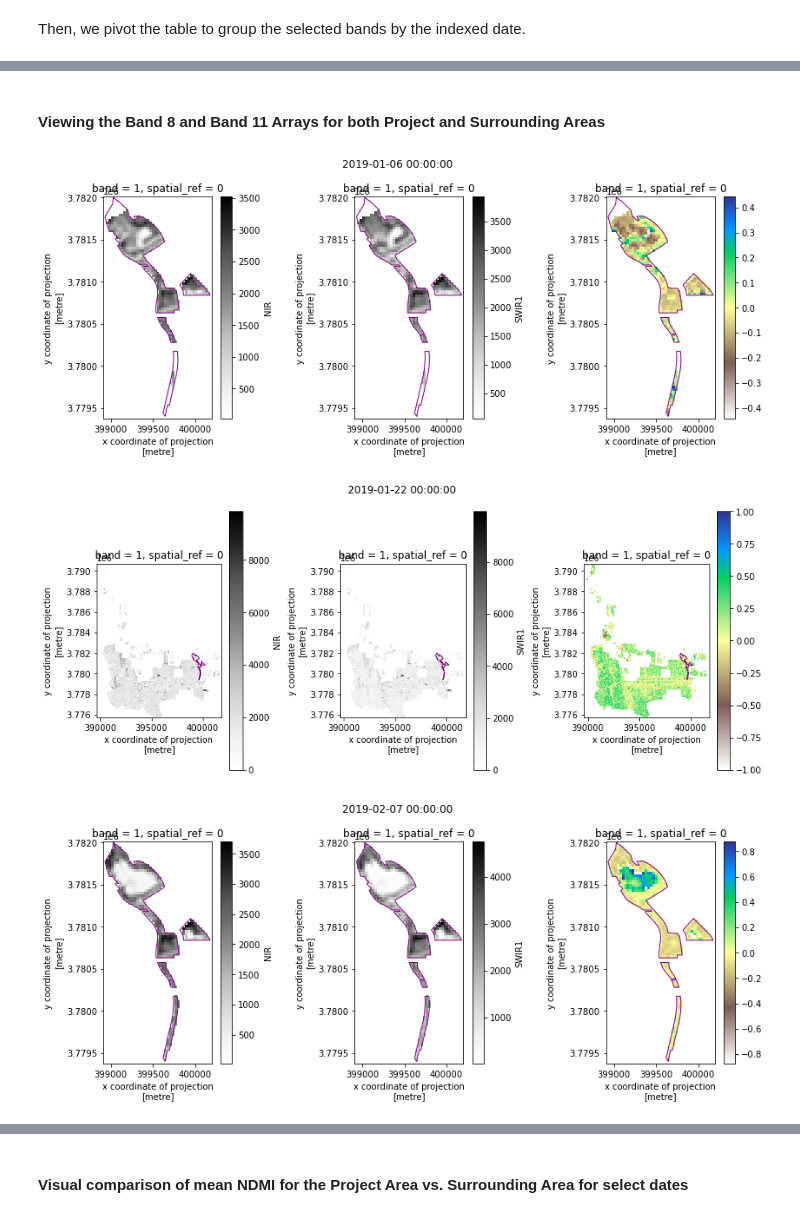
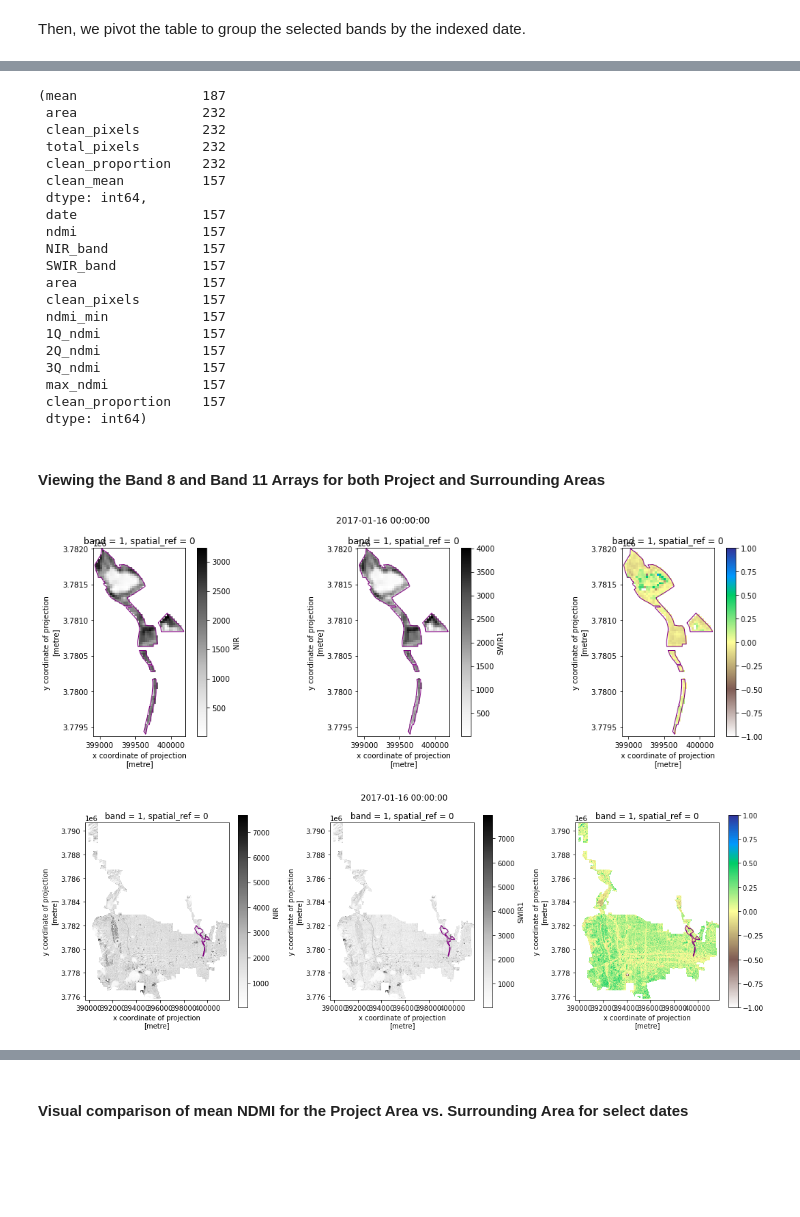
Before and after one commit to jensenwid/ea-capstone-2022, a Jupyter notebook: ea-capstone-workbook-2022.ipynb, the cells around one changed output, grey strips where cells are left out. Drawn from its saved outputs; the diff is of its cells as text; code cells hidden in the pictures; blank space fills up the shorter version.

Commit message:
Adding before final clean

```diff
--- a/ea-capstone-workbook-2022.ipynb
+++ b/ea-capstone-workbook-2022.ipynb
@@ -621,21 +658,19 @@ mean_df['total_pixels'] = np.where((mean_df.area =="EATON S.G."),max_eaton_pixel
 
 # max_rio_hondo_pixel = max(mean_df.loc[mean_df['area'] == "RIO HONDO COASTAL BASIN S.G."]["clean_pixels"])
 # max_montebello_pixel = max(mean_df.loc[mean_df['area'] == "Montebello"]["clean_pixels"])
-
 # mean_df['total_pixels'] = np.where((mean_df.area =="RIO HONDO COASTAL S.G."),max_rio_hondo_pixel,max_montebello_pixel)
 
 # calculate proportion of good pixels
 mean_df["clean_proportion"] = mean_df["clean_pixels"] / mean_df["total_pixels"]
 
-
 mean_ndmi_df = mean_df.set_index("date")
 
 ndmi_df = pd.DataFrame(ndmi_arrays,
-                           columns = ["date","ndmi","NIR_band","SWIR_band","area","clean_pixels"])
+                           columns = ["date","ndmi","NIR_band","SWIR_band","area","clean_pixels",
+                                      "ndmi_min","1Q_ndmi","2Q_ndmi","3Q_ndmi","max_ndmi"])
 
 # add proportion for ndmi dataframe as well
 ndmi_df['clean_proportion'] = mean_df["clean_proportion"]
 
-# call mean NDMI dataframe
-mean_ndmi_df.tail()
+ndmi_df.count()
 # %% [output]
@@ -649,56 +690,89 @@ mean_ndmi_df.tail()
 # %%
 # drop data results where they were heavily impacted by cloud cover
 
-mean_ndmi_df["clean_mean"] = mean_ndmi_df["mean"].where(mean_ndmi_df["clean_proportion"] >= 0.35, axis = None)
+filter_value = .75
+
+mean_ndmi_df["clean_mean"] = mean_ndmi_df["mean"].where(mean_ndmi_df["clean_proportion"] >= filter_value, axis = None)
+ndmi_df = ndmi_df.drop(ndmi_df[ndmi_df['clean_proportion'] <= filter_value].index)
+
 
 # reset index
+
+# pasadena_ndmi_df = ndmi_df.loc[ndmi_df['area'] == "Pasadena"]
+# eaton_ndmi_df = ndmi_df.loc[ndmi_df['area'] == "EATON S.G."]
 
 pasadena_ndmi_df = ndmi_df.loc[ndmi_df['area'] == "Pasadena"].reset_index()
 eaton_ndmi_df = ndmi_df.loc[ndmi_df['area'] == "EATON S.G."].reset_index()
 
 # montebello_ndmi_df = ndmi_df.loc[ndmi_df['area'] == "Montebello"].reset_index()
 # rio_hondo_ndmi_df = ndmi_df.loc[ndmi_df['area'] == "RIO HONDO COASTAL BASIN S.G."].reset_index()
+
+mean_ndmi_df.count(), ndmi_df.count()
+# %% [output]
+(mean                187
+ area                232
+ clean_pixels        232
+ total_pixels        232
+ clean_proportion    232
+ clean_mean          157
+ dtype: int64,
+ date                157
+ ndmi                157
+ NIR_band            157
+ SWIR_band           157
+ area                157
+ clean_pixels        157
+ ndmi_min            157
+ 1Q_ndmi             157
+ 2Q_ndmi             157
+ 3Q_ndmi             157
+ max_ndmi            157
+ clean_proportion    157
+ dtype: int64)
 # %% [markdown]
 #### Viewing the Band 8 and Band 11 Arrays for both Project and Surrounding Areas
 # %%
 # testing that Bands 0 (8) and 1 (11) are valid
 last_five = [61,62,63,64]
-first_five = [0,1,2,3,4]
+first_two = [0,1]
 
-for num in first_five:
+for num in first_two:
 
-    fig, (ax1, ax2, ax3) = plt.subplots(1,3, figsize=(12, 5))
+    fig, (ax1, ax2, ax3) = plt.subplots(1,3, figsize=(15, 5))
 
     ndmi_df['NIR_band'][num].plot.imshow(ax=ax1,
                                         cmap = "Greys")
     eaton_shape.plot(ax=ax1,
                      color='none',
                      linewidth = 1,
                      edgecolor = 'purple',
                      vmin=-1,
                      vmax=-1)
 
     ndmi_df['SWIR_band'][num].plot.imshow(ax=ax2,
                                         cmap = "Greys")
     eaton_shape.plot(ax=ax2,
                      color='none',
                      linewidth = 1,
                      edgecolor = 'purple',
                      vmin=-1,
                      vmax=-1)
 
     ndmi_df['ndmi'][num].plot.imshow(ax=ax3,
-                                        cmap = "terrain_r")
+                                    cmap = "terrain_r",
+                                    vmin=-1,
+                                    vmax=1)
+
     eaton_shape.plot(ax=ax3,
                      color='none',
                      linewidth = 1,
                      edgecolor = 'purple',
                      vmin=-1,
                      vmax=-1)
 
-    plt.suptitle(pasadena_ndmi_df['date'][num])
+    plt.suptitle(ndmi_df['date'][num])
+
     plt.tight_layout()
 # %% [output]
-[figure, old version]
+[figure, new version]
-[figure, old version]
+[figure, new version]
-[figure, removed]
```
Also changed, not shown: parts of 18 cells of this notebook, 1 other file.
